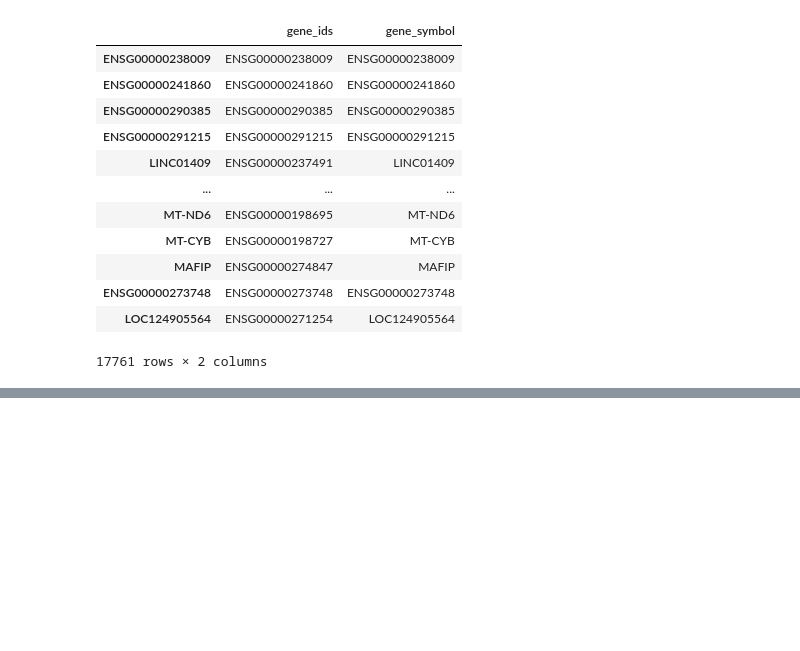
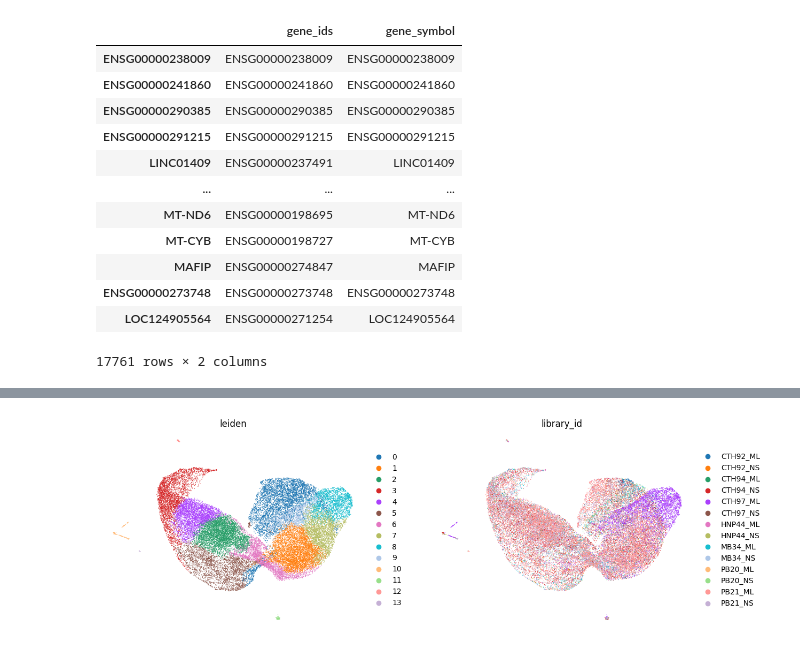
Before and after one commit to pedrovp161/singleCellTaru, a Jupyter notebook: src/scripts/processing.ipynb, the cells around one changed output, grey strips where cells are left out. Drawn from its saved outputs; the diff is of its cells as text; code cells hidden in the pictures; blank space fills up the shorter version.

```diff
--- a/src/scripts/processing.ipynb
+++ b/src/scripts/processing.ipynb
@@ -656,0 +732,4 @@ print(sorted(results, key=lambda x: -x[1]))
+# %%
+sc.pl.umap(bdata, color = ["leiden", "library_id"], frameon=False)
+# %% [output]
+[figure, added]
```
Also changed, not shown: parts of 38 cells of this notebook, 4 other files.
